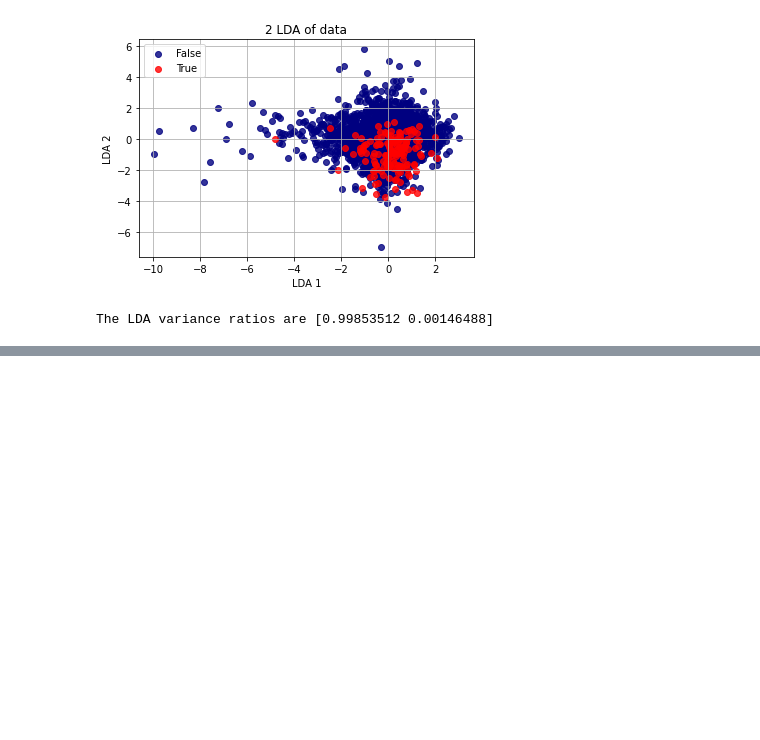
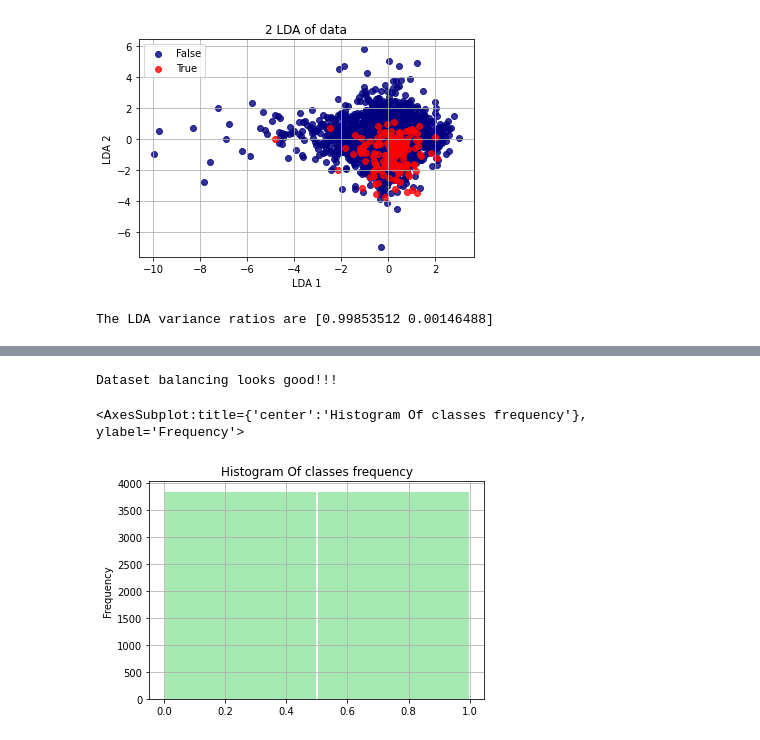
Before and after one commit to sa-nouri/Advanced-Deep-Learning, a Jupyter notebook: challenge_code/code.ipynb, the cells around one changed output, grey strips where cells are left out. Saved outputs shown, nothing was run; the diff lists cells and outputs as text; code cells hidden in the pictures; blank space fills up the shorter version.

```diff
--- a/challenge_code/code.ipynb
+++ b/challenge_code/code.ipynb
@@ -144,0 +395,26 @@ Principal Component Analysis (PCA) applied to this data identifies the combinati
+# %%
+from imblearn.over_sampling import SMOTE
+
+input_train_data, out_train_data, input_test_data = get_data()
+
+over = SMOTE(sampling_strategy=1)
+data_train, out = over.fit_resample(input_train_data, out_train_data['target'])
+data_target = pd.DataFrame(out, columns=['target'])
+data_target['Unnamed: 0'] = data_train['Unnamed: 0']
+data_target = data_target[['Unnamed: 0', 'target']]
+# %%
+data = data_train.copy()
+data['target'] = data_target['target']
+classes_ratio = (len(data[data['target'] == 1]) / len(data[data['target'] == 0]))
+if classes_ratio <= 0.6:
+    print("There exists severe imablance!!")
+if classes_ratio >= 0.6 and classes_ratio <= 0.95:
+    print("There exists slight imbalance!!")
+else:
+    print("Dataset balancing looks good!!!")
+
+data['target'].plot.hist(bins=2, alpha=0.96, color=['#A0E8AF', '#FFCF56'], rwidth=0.99, grid=True, histtype='bar', title='Histogram Of classes frequency')
+# %% [output]
+Dataset balancing looks good!!!
+<AxesSubplot:title={'center':'Histogram Of classes frequency'}, ylabel='Frequency'>
+[figure, added]
```
Also changed, not shown: parts of 38 cells of this notebook.
